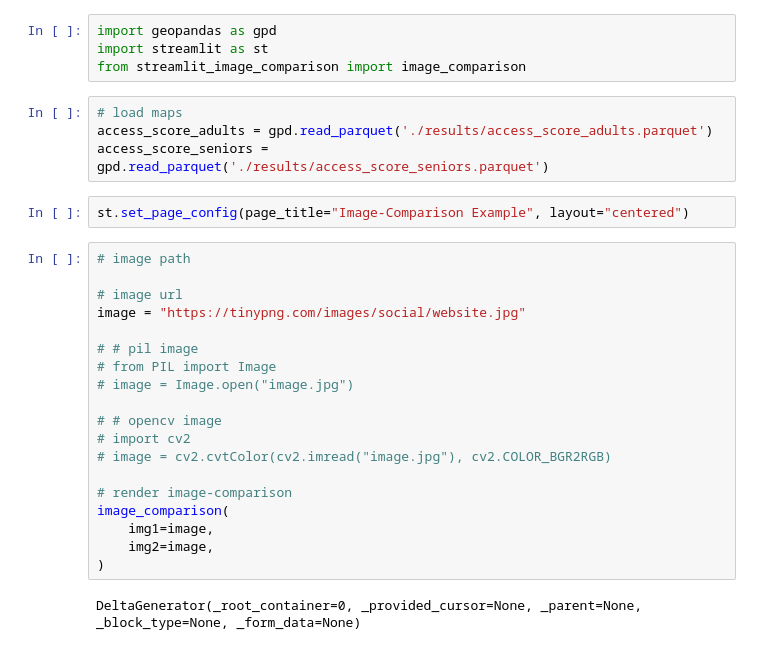
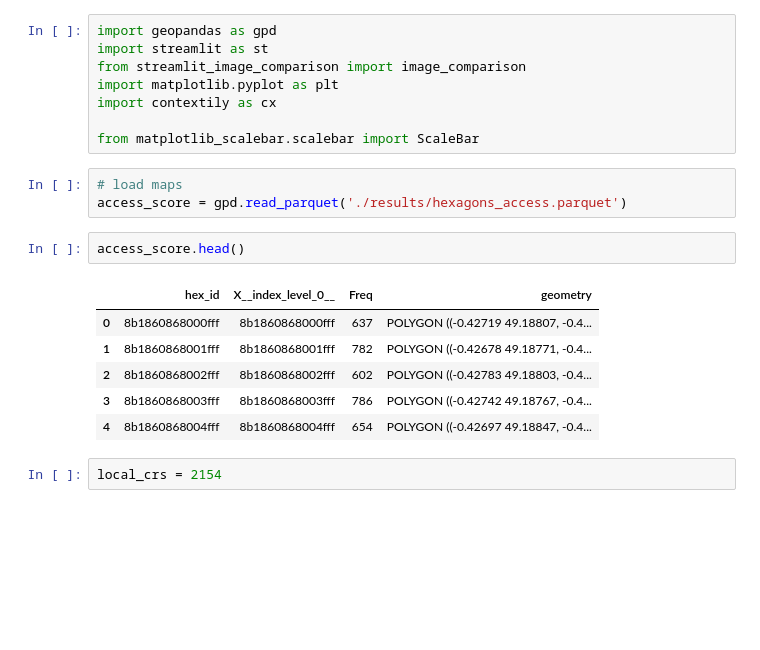
Before and after one commit to cpeiret/ERSA2022_demo, a Jupyter notebook: 00_visualisations.ipynb, the cells around one changed output. Cells and saved outputs as stored; diff of their text form; blank space fills up the shorter version.

```diff
--- a/00_visualisations.ipynb
+++ b/00_visualisations.ipynb
@@ -2,30 +2,21 @@
 import geopandas as gpd
 import streamlit as st
 from streamlit_image_comparison import image_comparison
+import matplotlib.pyplot as plt
+import contextily as cx
+
+from matplotlib_scalebar.scalebar import ScaleBar
 # %%
 # load maps
-access_score_adults = gpd.read_parquet('./results/access_score_adults.parquet')
-access_score_seniors = gpd.read_parquet('./results/access_score_seniors.parquet')
+access_score = gpd.read_parquet('./results/hexagons_access.parquet')
-# %%
-st.set_page_config(page_title="Image-Comparison Example", layout="centered")
-# %%
-# image path
-
-# image url
-image = "https://tinypng.com/images/social/website.jpg"
-
-# # pil image
-# from PIL import Image
-# image = Image.open("image.jpg")
-
-# # opencv image
-# import cv2
-# image = cv2.cvtColor(cv2.imread("image.jpg"), cv2.COLOR_BGR2RGB)
-
-# render image-comparison
-image_comparison(
-    img1=image,
-    img2=image,
-)
-# %% [output]
-DeltaGenerator(_root_container=0, _provided_cursor=None, _parent=None, _block_type=None, _form_data=None)
+# %%
+access_score.head()
+# %% [output]
+|  | hex_id | X__index_level_0__ | Freq | geometry |
+| 0 | 8b1860868000fff | 8b1860868000fff | 637 | POLYGON ((-0.42719 49.18807, -0.4... |
+| 1 | 8b1860868001fff | 8b1860868001fff | 782 | POLYGON ((-0.42678 49.18771, -0.4... |
+| 2 | 8b1860868002fff | 8b1860868002fff | 602 | POLYGON ((-0.42783 49.18803, -0.4... |
+| 3 | 8b1860868003fff | 8b1860868003fff | 786 | POLYGON ((-0.42742 49.18767, -0.4... |
+| 4 | 8b1860868004fff | 8b1860868004fff | 654 | POLYGON ((-0.42697 49.18847, -0.4... |
+# %%
+local_crs = 2154
```
Also changed, not shown: parts of 7 cells of this notebook, 2 other files.
